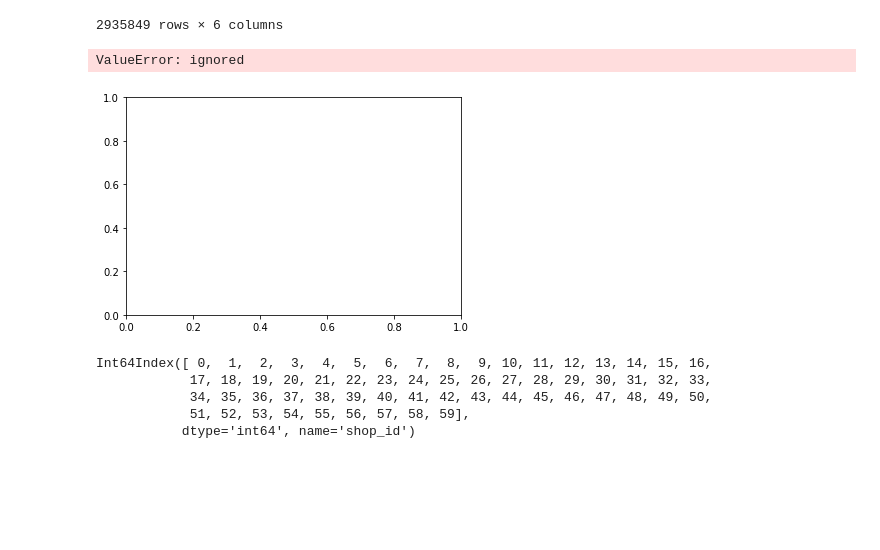
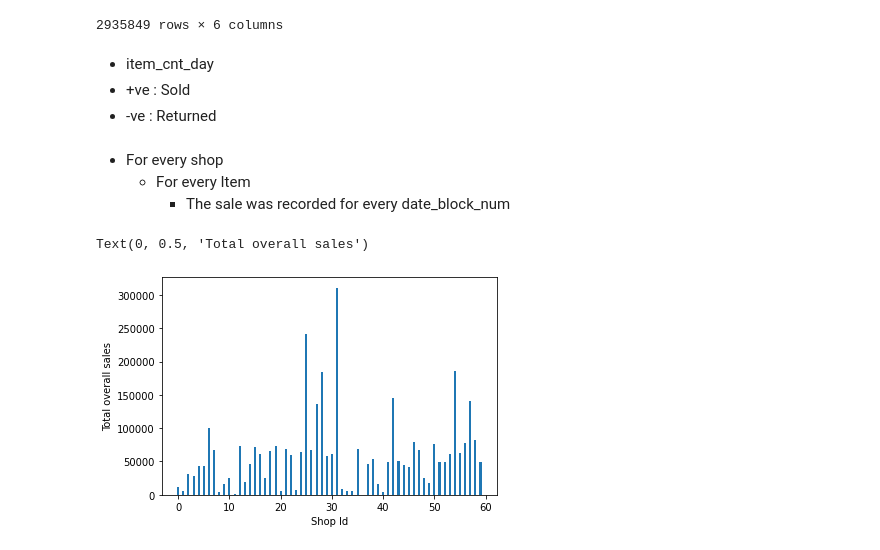
Before and after one commit to bhuv-z/predict-future-sales, a Jupyter notebook: DataExploration.ipynb, the cells around one changed output. Saved outputs shown, nothing was run; the diff lists cells and outputs as text; code cells hidden in the pictures; blank space fills up the shorter version.

Commit message:
data ex shop items

```diff
--- a/DataExploration.ipynb
+++ b/DataExploration.ipynb
@@ -65,17 +68,19 @@ sample_train
 | 2935847 | 22.10.2015 | 33 | 25 | 7440 | 299.00 | 1.0 |
 | 2935848 | 03.10.2015 | 33 | 25 | 7460 | 299.00 | 1.0 |
 2935849 rows × 6 columns
+# %% [markdown]
+* item_cnt_day
+ * +ve : Sold
+ * -ve : Returned
+# %% [markdown]
+- For every shop
+    - For every Item
+        - The sale was recorded for every date_block_num
 # %%
 shop_sales = sample_train.groupby("shop_id")["item_cnt_day"].sum()
-plt.bar(x=shop_sales.keys(), y=shop_sales.values, height=10)
+plt.bar(shop_sales.keys(), shop_sales.values, width=0.4)
+plt.xlabel("Shop Id")
+plt.ylabel("Total overall sales")
 # %% [output]
-ValueError: ignored
+Text(0, 0.5, 'Total overall sales')
-[figure, old version]
+[figure, new version]
-# %%
- shop_sales.keys()
-# %% [output]
-Int64Index([ 0,  1,  2,  3,  4,  5,  6,  7,  8,  9, 10, 11, 12, 13, 14, 15, 16,
-            17, 18, 19, 20, 21, 22, 23, 24, 25, 26, 27, 28, 29, 30, 31, 32, 33,
-            34, 35, 36, 37, 38, 39, 40, 41, 42, 43, 44, 45, 46, 47, 48, 49, 50,
-            51, 52, 53, 54, 55, 56, 57, 58, 59],
-           dtype='int64', name='shop_id')
```
Also changed, not shown: parts of 7 cells of this notebook.
